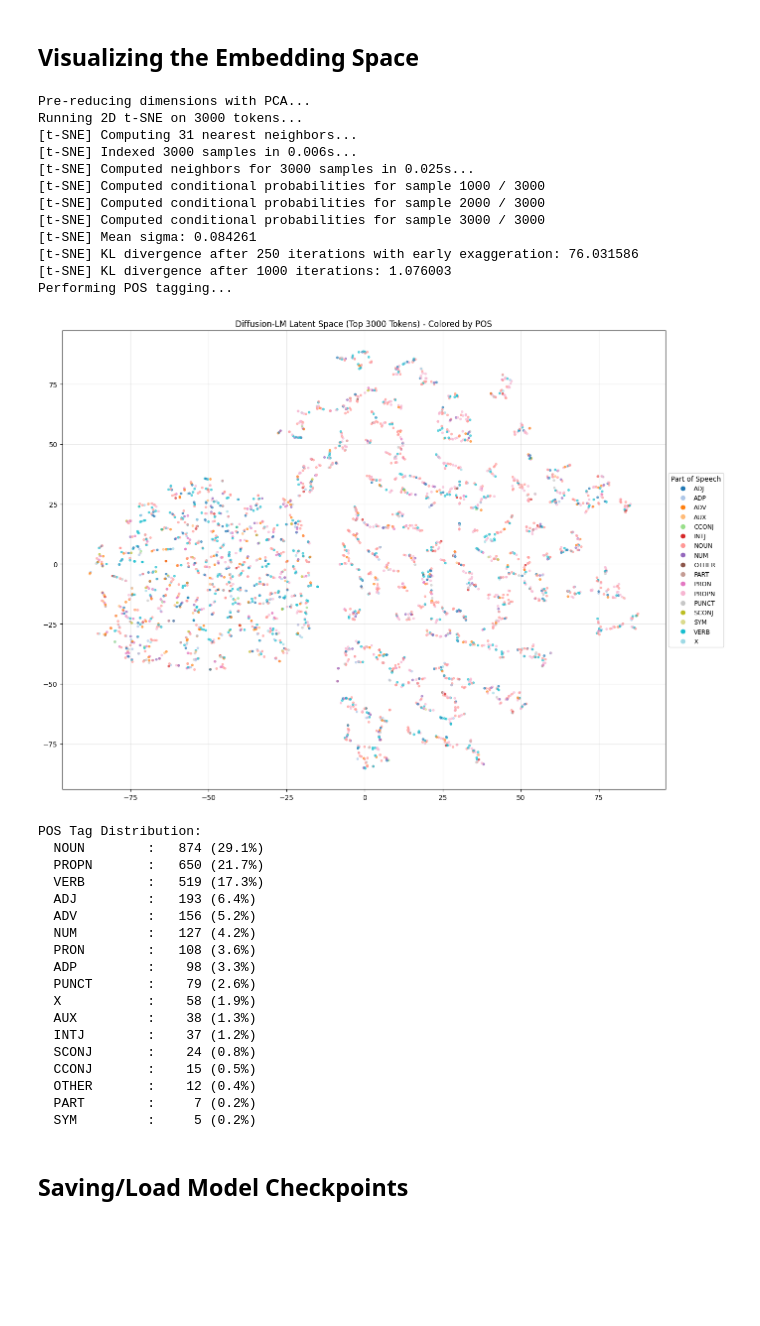
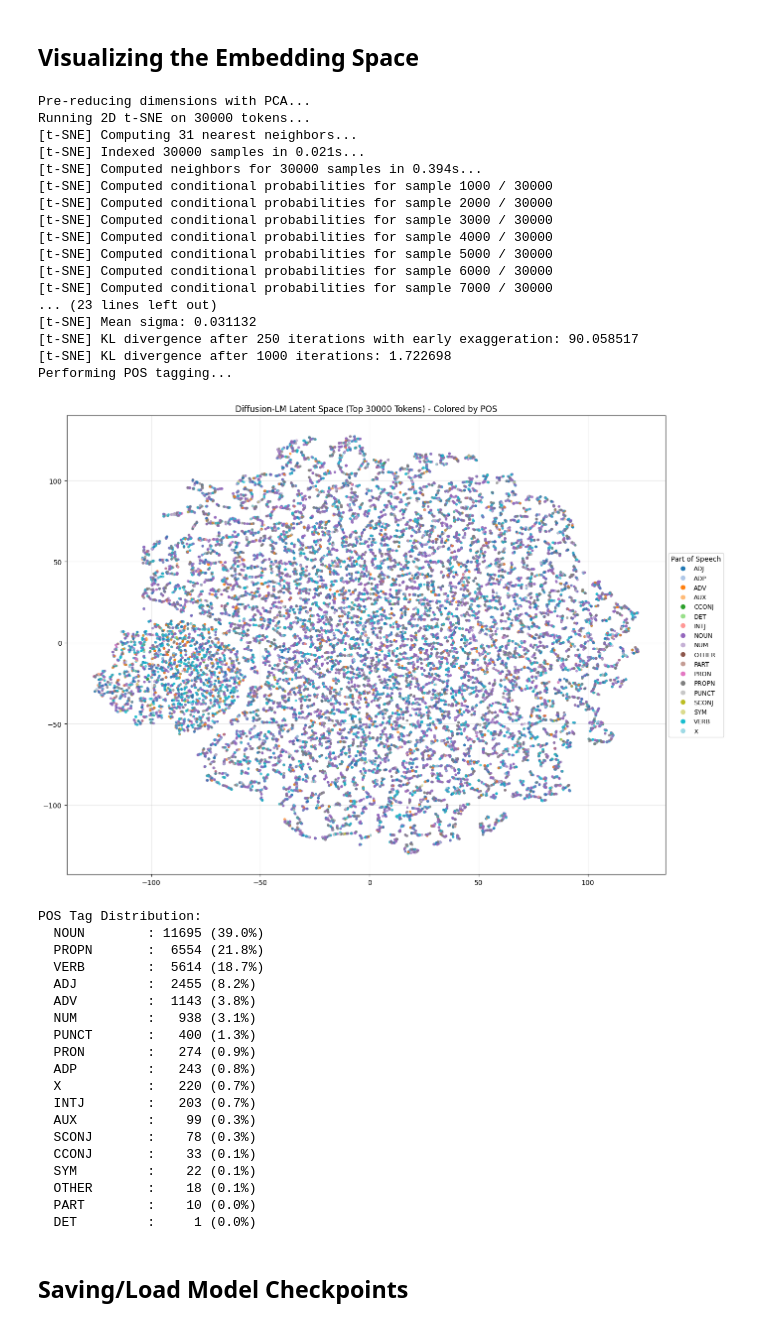
Before and after one commit to Utsab-2010/Diffusion-LM, a Jupyter notebook: diffusion_LM.ipynb, the cells around one changed output. Drawn from its saved outputs; the diff is of its cells as text; code cells hidden in the pictures; blank space fills up the shorter version.

```diff
--- a/diffusion_LM.ipynb
+++ b/diffusion_LM.ipynb
@@ -385,39 +385,45 @@ Final Output:
 # %%
 my_vocab_itos_list = [tokenizer.decode([i]) for i in range(config.n_vocab-4) or range(config.n_vocab-3, config.n_vocab)]
 # %%
-visualize_embeddings_2d(model.embedding.embed, my_vocab_itos_list[:3000], top_n=3000)
+visualize_embeddings_2d(model.embedding.embed, my_vocab_itos_list[:30000], top_n=30000)
 # %% [output]
 Pre-reducing dimensions with PCA...
-Running 2D t-SNE on 3000 tokens...
+Running 2D t-SNE on 30000 tokens...
 [t-SNE] Computing 31 nearest neighbors...
-[t-SNE] Indexed 3000 samples in 0.006s...
-[t-SNE] Computed neighbors for 3000 samples in 0.025s...
-[t-SNE] Computed conditional probabilities for sample 1000 / 3000
-[t-SNE] Computed conditional probabilities for sample 2000 / 3000
-[t-SNE] Computed conditional probabilities for sample 3000 / 3000
-[t-SNE] Mean sigma: 0.084261
-[t-SNE] KL divergence after 250 iterations with early exaggeration: 76.031586
-[t-SNE] KL divergence after 1000 iterations: 1.076003
+[t-SNE] Indexed 30000 samples in 0.021s...
+[t-SNE] Computed neighbors for 30000 samples in 0.394s...
+[t-SNE] Computed conditional probabilities for sample 1000 / 30000
+[t-SNE] Computed conditional probabilities for sample 2000 / 30000
+[t-SNE] Computed conditional probabilities for sample 3000 / 30000
+[t-SNE] Computed conditional probabilities for sample 4000 / 30000
+[t-SNE] Computed conditional probabilities for sample 5000 / 30000
+[t-SNE] Computed conditional probabilities for sample 6000 / 30000
+[t-SNE] Computed conditional probabilities for sample 7000 / 30000
+... (23 lines left out)
+[t-SNE] Mean sigma: 0.031132
+[t-SNE] KL divergence after 250 iterations with early exaggeration: 90.058517
+[t-SNE] KL divergence after 1000 iterations: 1.722698
 Performing POS tagging...
-[figure, old version]
+[figure, new version]
 POS Tag Distribution:
-  NOUN        :   874 (29.1%)
-  PROPN       :   650 (21.7%)
-  VERB        :   519 (17.3%)
-  ADJ         :   193 (6.4%)
-  ADV         :   156 (5.2%)
-  NUM         :   127 (4.2%)
-  PRON        :   108 (3.6%)
-  ADP         :    98 (3.3%)
-  PUNCT       :    79 (2.6%)
-  X           :    58 (1.9%)
-  AUX         :    38 (1.3%)
-  INTJ        :    37 (1.2%)
-  SCONJ       :    24 (0.8%)
-  CCONJ       :    15 (0.5%)
-  OTHER       :    12 (0.4%)
-  PART        :     7 (0.2%)
-  SYM         :     5 (0.2%)
+  NOUN        : 11695 (39.0%)
+  PROPN       :  6554 (21.8%)
+  VERB        :  5614 (18.7%)
+  ADJ         :  2455 (8.2%)
+  ADV         :  1143 (3.8%)
+  NUM         :   938 (3.1%)
+  PUNCT       :   400 (1.3%)
+  PRON        :   274 (0.9%)
+  ADP         :   243 (0.8%)
+  X           :   220 (0.7%)
+  INTJ        :   203 (0.7%)
+  AUX         :    99 (0.3%)
+  SCONJ       :    78 (0.3%)
+  CCONJ       :    33 (0.1%)
+  SYM         :    22 (0.1%)
+  OTHER       :    18 (0.1%)
+  PART        :    10 (0.0%)
+  DET         :     1 (0.0%)
 # %% [markdown]
 ## Saving/Load Model Checkpoints
 # %%
```
Also changed, not shown: 2 other files.
